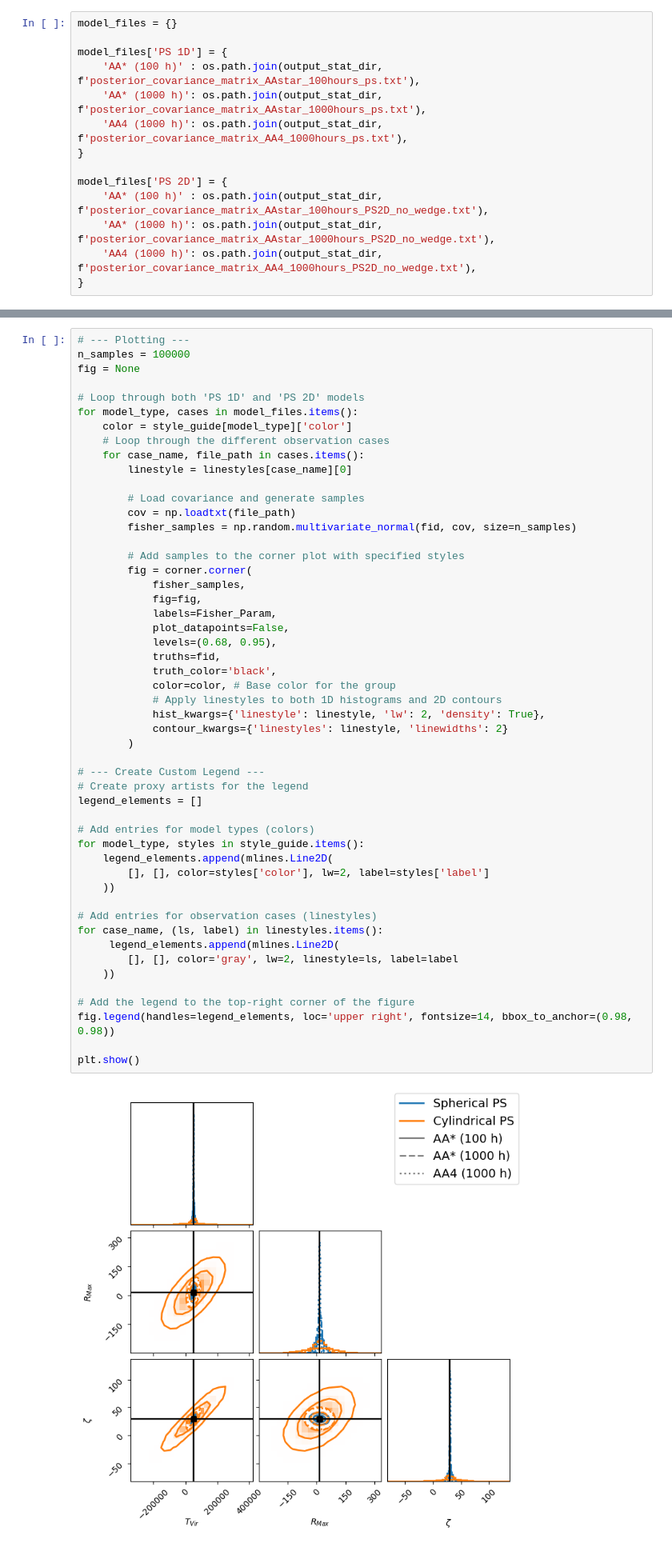
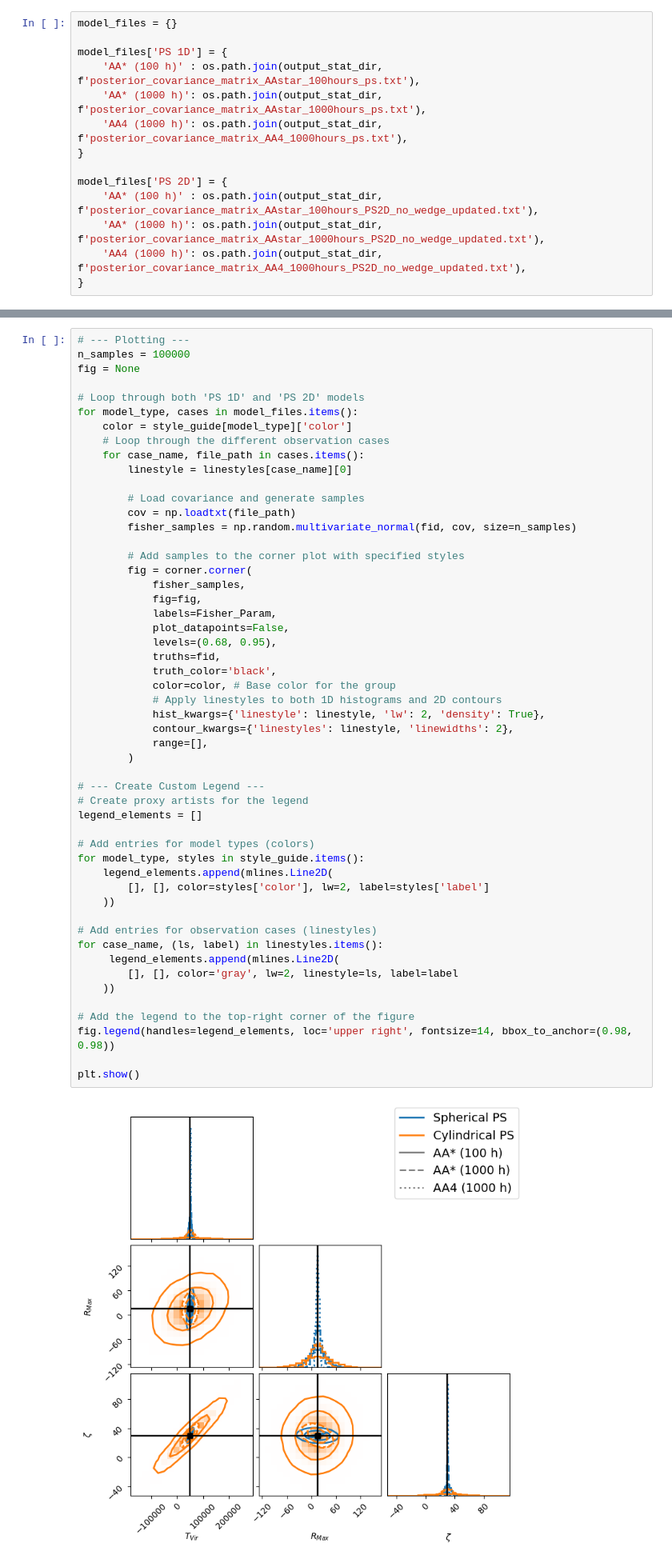
Before and after one commit to sambit-giri/ska_eor_inference, a Jupyter notebook: plotting_notebooks/Fisher_forecast_power_spectra.ipynb, the cells around one changed output, grey strips where cells are left out. Shown at 80% size. Drawn from its saved outputs; the diff is of its cells as text.

```diff
--- a/plotting_notebooks/Fisher_forecast_power_spectra.ipynb
+++ b/plotting_notebooks/Fisher_forecast_power_spectra.ipynb
@@ -23,9 +23,9 @@ model_files['PS 1D'] = {
 }
 
 model_files['PS 2D'] = {
-    'AA* (100 h)' : os.path.join(output_stat_dir, f'posterior_covariance_matrix_AAstar_100hours_PS2D_no_wedge.txt'),
-    'AA* (1000 h)': os.path.join(output_stat_dir, f'posterior_covariance_matrix_AAstar_1000hours_PS2D_no_wedge.txt'),
-    'AA4 (1000 h)': os.path.join(output_stat_dir, f'posterior_covariance_matrix_AA4_1000hours_PS2D_no_wedge.txt'),
+    'AA* (100 h)' : os.path.join(output_stat_dir, f'posterior_covariance_matrix_AAstar_100hours_PS2D_no_wedge_updated.txt'),
+    'AA* (1000 h)': os.path.join(output_stat_dir, f'posterior_covariance_matrix_AAstar_1000hours_PS2D_no_wedge_updated.txt'),
+    'AA4 (1000 h)': os.path.join(output_stat_dir, f'posterior_covariance_matrix_AA4_1000hours_PS2D_no_wedge_updated.txt'),
 }
 # %%
 # --- Styling Definitions ---
@@ -64,35 +64,36 @@ for model_type, cases in model_files.items():
             plot_datapoints=False,
             levels=(0.68, 0.95),
             truths=fid,
             truth_color='black',
             color=color, # Base color for the group
             # Apply linestyles to both 1D histograms and 2D contours
             hist_kwargs={'linestyle': linestyle, 'lw': 2, 'density': True},
-            contour_kwargs={'linestyles': linestyle, 'linewidths': 2}
+            contour_kwargs={'linestyles': linestyle, 'linewidths': 2},
+            range=[],
         )
 
 # --- Create Custom Legend ---
 # Create proxy artists for the legend
 legend_elements = []
 
 # Add entries for model types (colors)
 for model_type, styles in style_guide.items():
     legend_elements.append(mlines.Line2D(
         [], [], color=styles['color'], lw=2, label=styles['label']
     ))
 
 # Add entries for observation cases (linestyles)
 for case_name, (ls, label) in linestyles.items():
      legend_elements.append(mlines.Line2D(
         [], [], color='gray', lw=2, linestyle=ls, label=label
     ))
 
 # Add the legend to the top-right corner of the figure
 fig.legend(handles=legend_elements, loc='upper right', fontsize=14, bbox_to_anchor=(0.98, 0.98))
 
 plt.show()
 # %% [output]
-[figure, old version]
+[figure, new version]
 # %%
 n_samples = 100000
 fig = None
```
Also changed, not shown: 3 other files.
